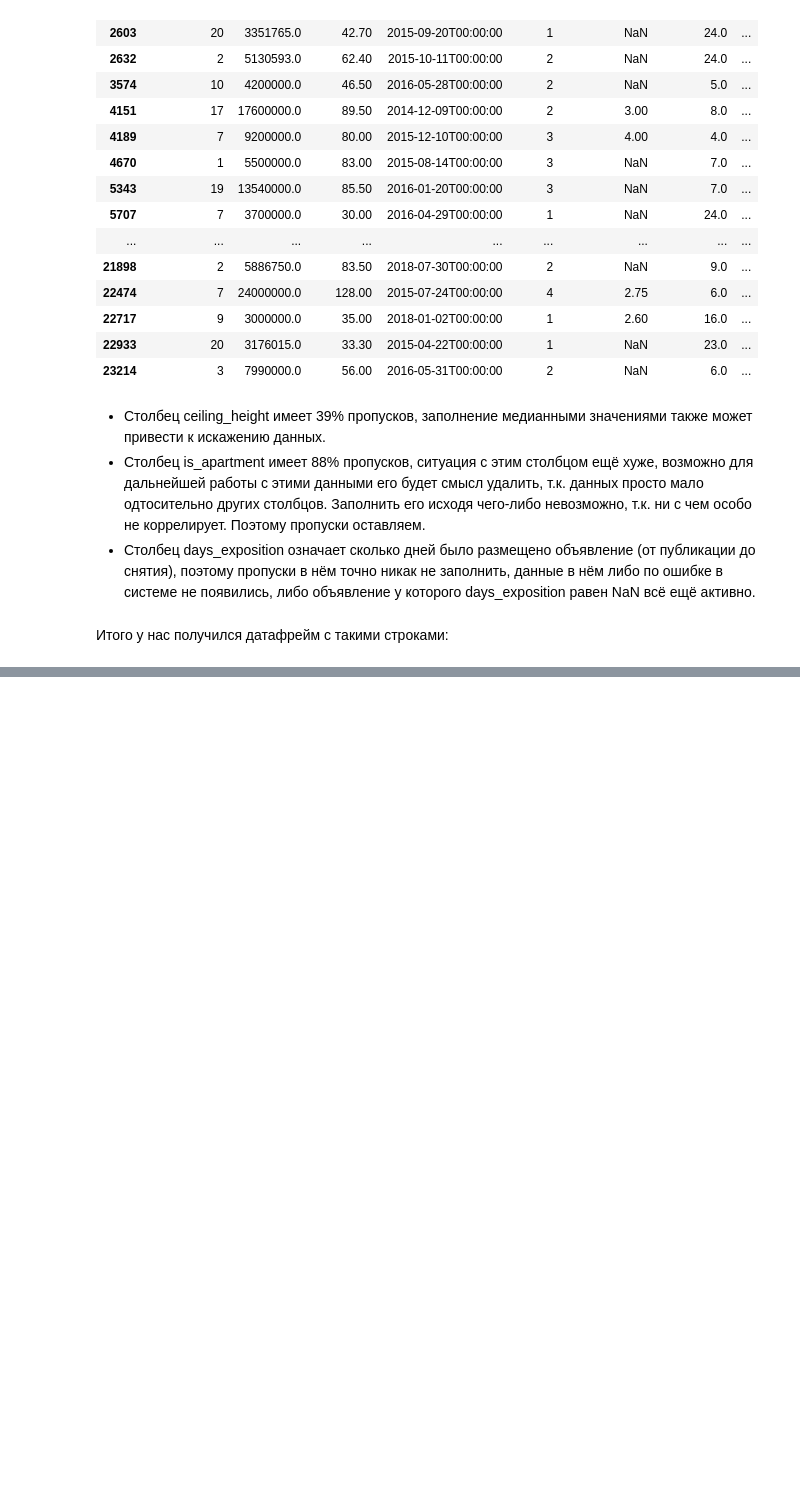
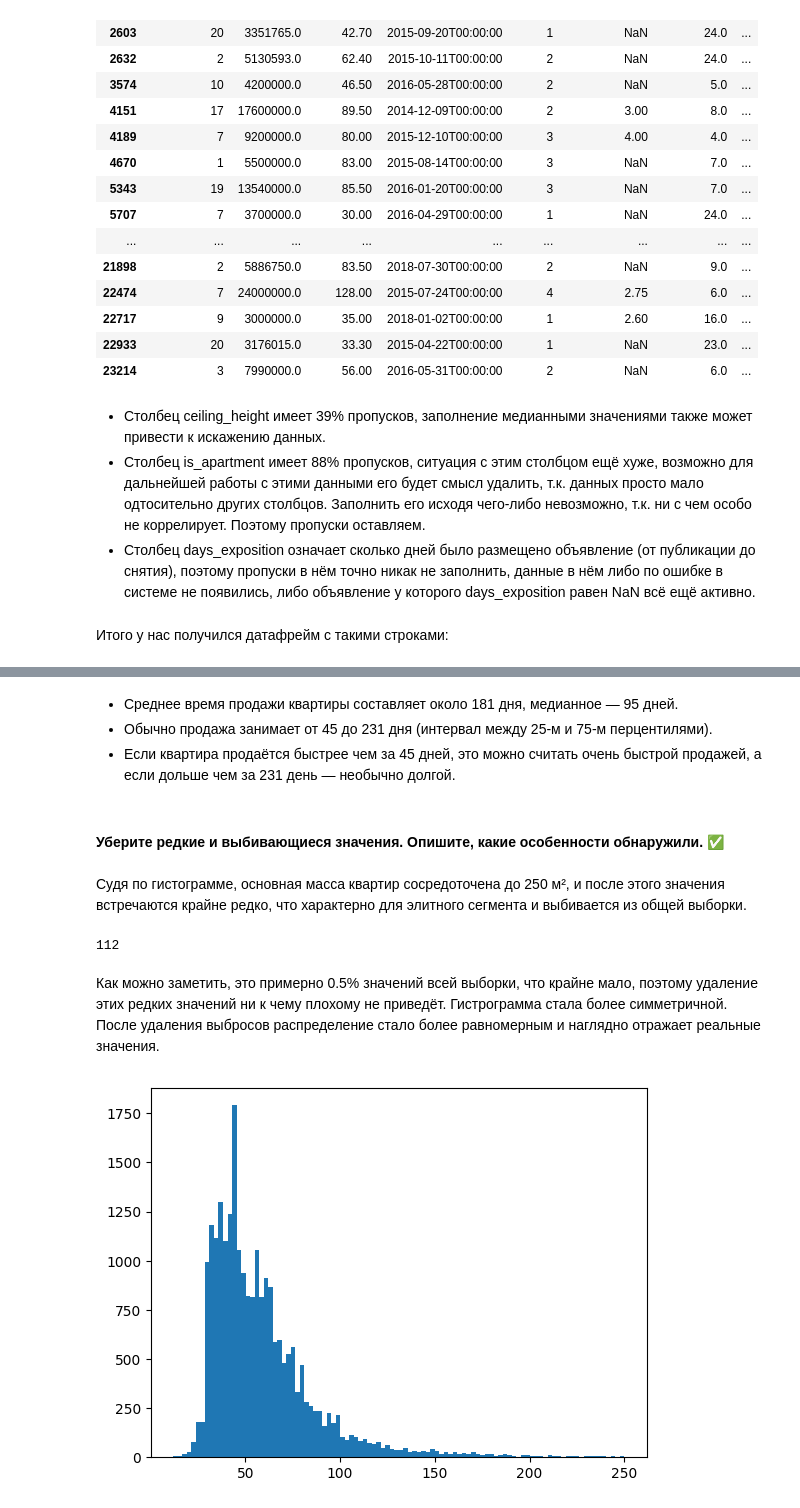
Before and after one commit to mystr1c/data-analysis-real-estate-lab, a Jupyter notebook: lab2.ipynb, the cells around one changed output, grey strips where cells are left out. Cells and saved outputs as stored; diff of their text form; code cells hidden in the pictures; blank space fills up the shorter version.

```diff
--- a/lab2.ipynb
+++ b/lab2.ipynb
@@ -354,0 +481,21 @@ memory usage: 3.8+ MB
+# %% [markdown]
+- Среднее время продажи квартиры составляет около 181 дня, медианное — 95 дней.
+- Обычно продажа занимает от 45 до 231 дня (интервал между 25-м и 75-м перцентилями).
+- Если квартира продаётся быстрее чем за 45 дней, это можно считать очень быстрой продажей, а если дольше чем за 231 день — необычно долгой.
+# %% [markdown]
+#### Уберите редкие и выбивающиеся значения. Опишите, какие особенности обнаружили. ✅
+# %% [markdown]
+Судя по гистограмме, основная масса квартир сосредоточена до 250 м², и после этого значения встречаются крайне редко, что характерно для элитного сегмента и выбивается из общей выборки.
+# %%
+data.loc[data['total_area'] > 250].shape[0]
+# %% [output]
+112
+# %% [markdown]
+Как можно заметить, это примерно 0.5% значений всей выборки, что крайне мало, поэтому удаление этих редких значений ни к чему плохому не приведёт. Гистрограмма стала более симметричной. После удаления выбросов распределение стало более равномерным и наглядно отражает реальные значения.
+# %%
+data = data[data['total_area'] <= 250]
+
+plt.hist(data['total_area'], bins=100)
+plt.show()
+# %% [output]
+[figure, added]
```
Also changed, not shown: parts of 70 cells of this notebook.
